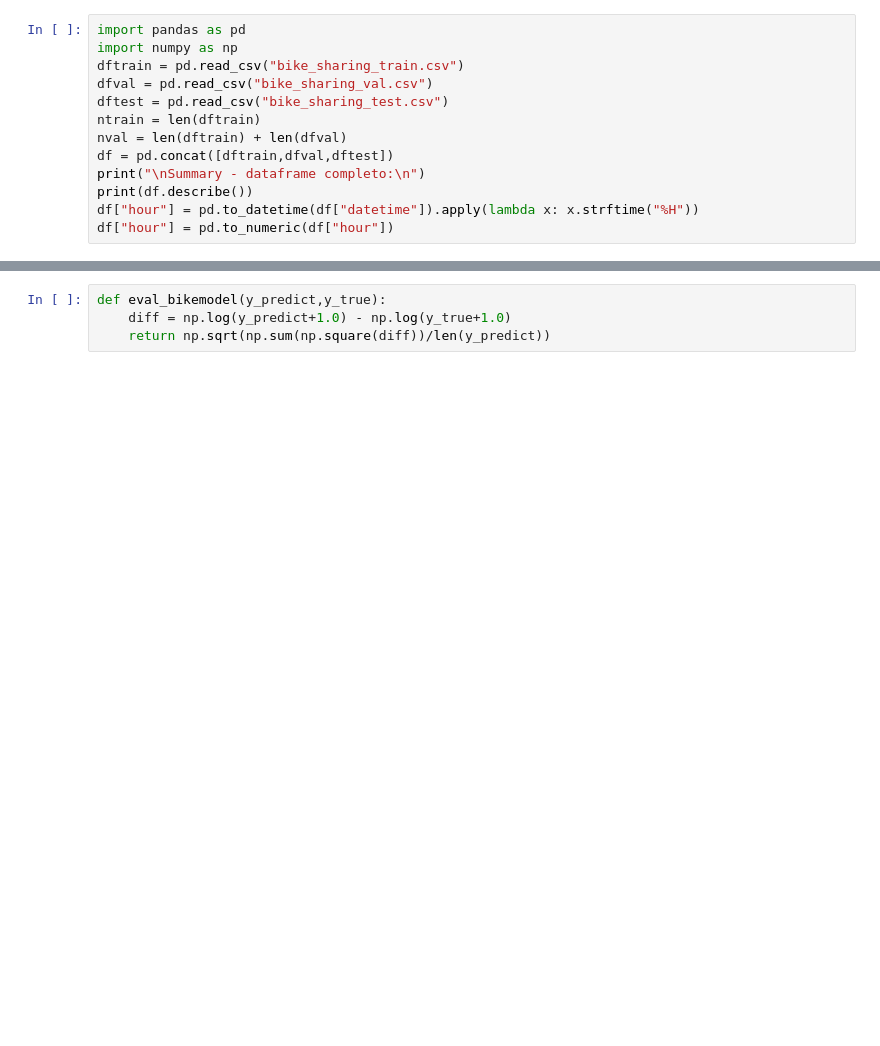
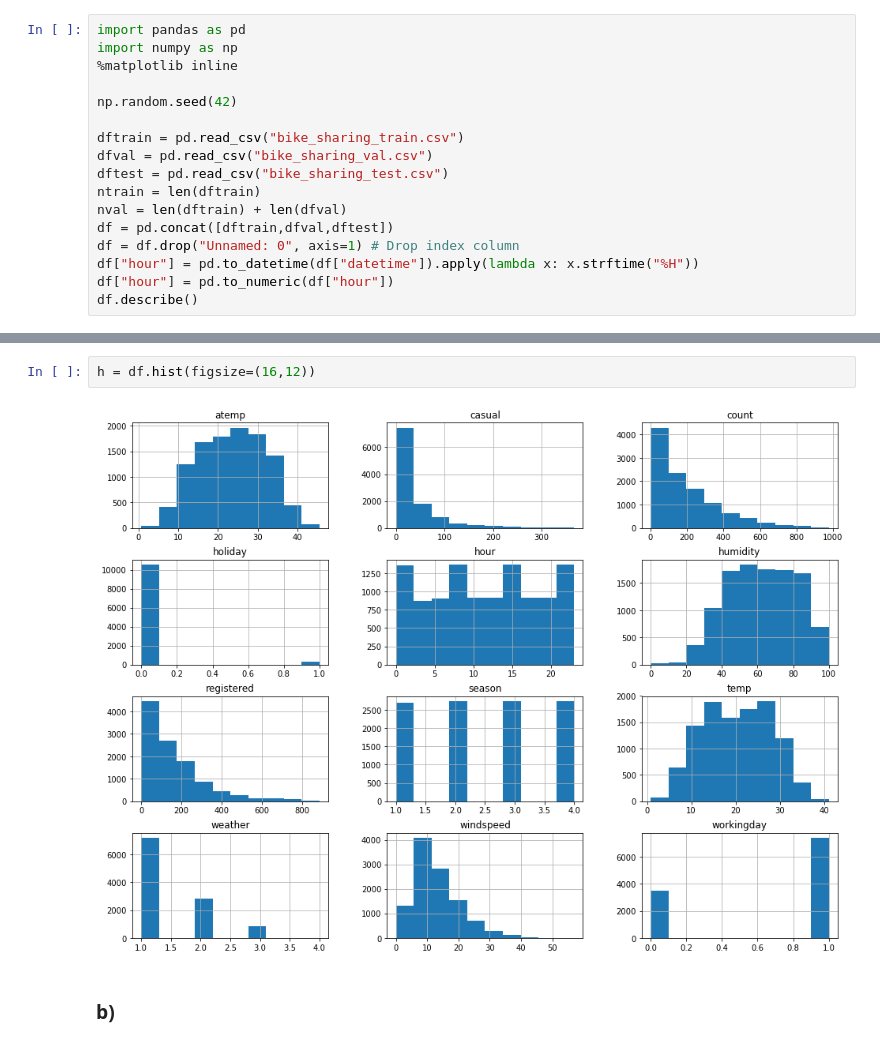
Before and after one commit to ddist/MachineLearning_3, a Jupyter notebook: 2.ipynb, the cells around one changed output, grey strips where cells are left out. Saved outputs shown, nothing was run; the diff lists cells and outputs as text; blank space fills up the shorter version.

```diff
--- a/2.ipynb
+++ b/2.ipynb
@@ -1,14 +8,18 @@
 # %%
 import pandas as pd
 import numpy as np
+%matplotlib inline
+
+np.random.seed(42)
+
 dftrain = pd.read_csv("bike_sharing_train.csv")
 dfval = pd.read_csv("bike_sharing_val.csv")
 dftest = pd.read_csv("bike_sharing_test.csv")
 ntrain = len(dftrain)
 nval = len(dftrain) + len(dfval)
 df = pd.concat([dftrain,dfval,dftest])
-print("\nSummary - dataframe completo:\n")
-print(df.describe())
+df = df.drop("Unnamed: 0", axis=1) # Drop index column
 df["hour"] = pd.to_datetime(df["datetime"]).apply(lambda x: x.strftime("%H"))
 df["hour"] = pd.to_numeric(df["hour"])
+df.describe()
 # %% [output]
@@ -32,4 +35,6 @@ max      886.000000    977.000000
-# %%
-def eval_bikemodel(y_predict,y_true):
-    diff = np.log(y_predict+1.0) - np.log(y_true+1.0)
-    return np.sqrt(np.sum(np.square(diff))/len(y_predict))
+# %%
+h = df.hist(figsize=(16,12))
+# %% [output]
+[figure, added]
+# %% [markdown]
+### b)
```
Also changed, not shown: parts of 28 cells of this notebook, 3 other files.
